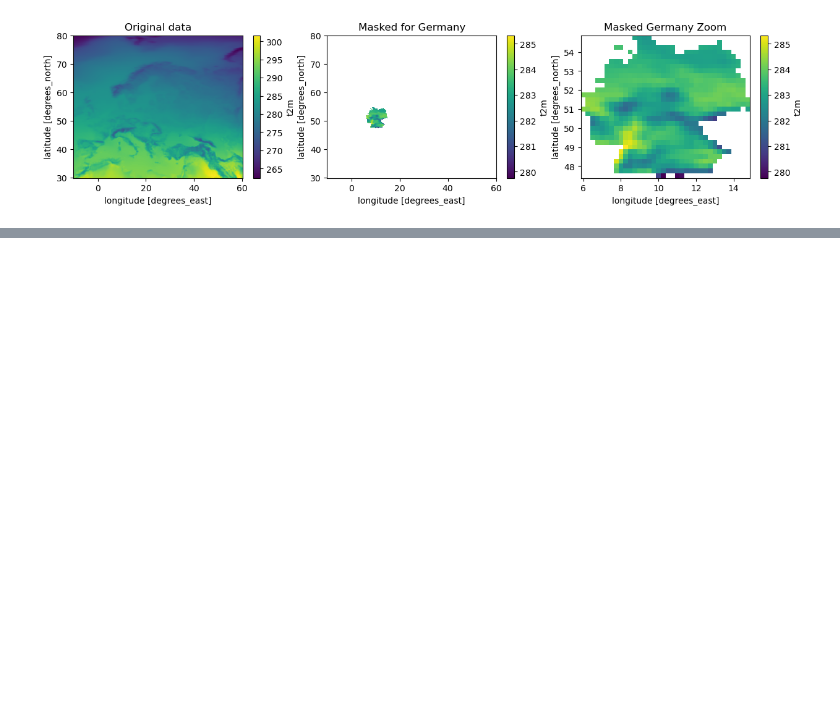
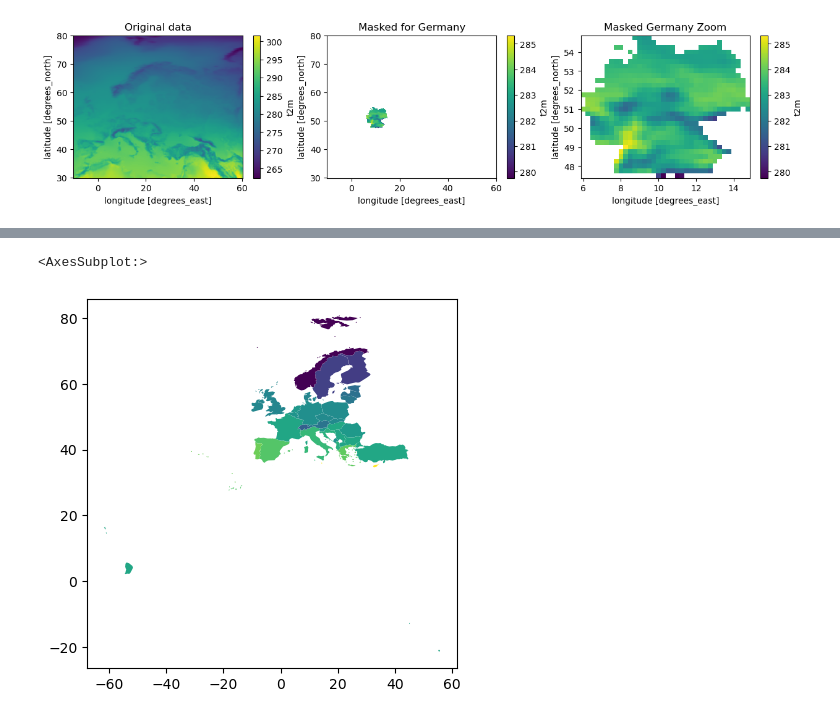
Before and after one commit to ecmwf/earthkit-climate, a Jupyter notebook: notebooks/shapes.ipynb, the cells around one changed output, grey strips where cells are left out. Saved outputs shown, nothing was run; the diff lists cells and outputs as text; code cells hidden in the pictures; blank space fills up the shorter version.

```diff
--- a/notebooks/shapes.ipynb
+++ b/notebooks/shapes.ipynb
@@ -107,0 +266,3 @@ memory usage: 3.8+ KB
+# %%
+reduced_data_pd = ek_climate.shapes.reduce(era5_data, nuts_data, return_as="pandas", mask_dim="FID", extra_reduce_dims="time")
+reduced_data_pd[:10]
@@ -107,0 +283,5 @@ memory usage: 3.8+ KB
+# %%
+reduced_data_pd.plot("t2m_mean")
+# %% [output]
+<AxesSubplot:>
+[figure, added]
```
Also changed, not shown: parts of 34 cells of this notebook, 2 other files.
